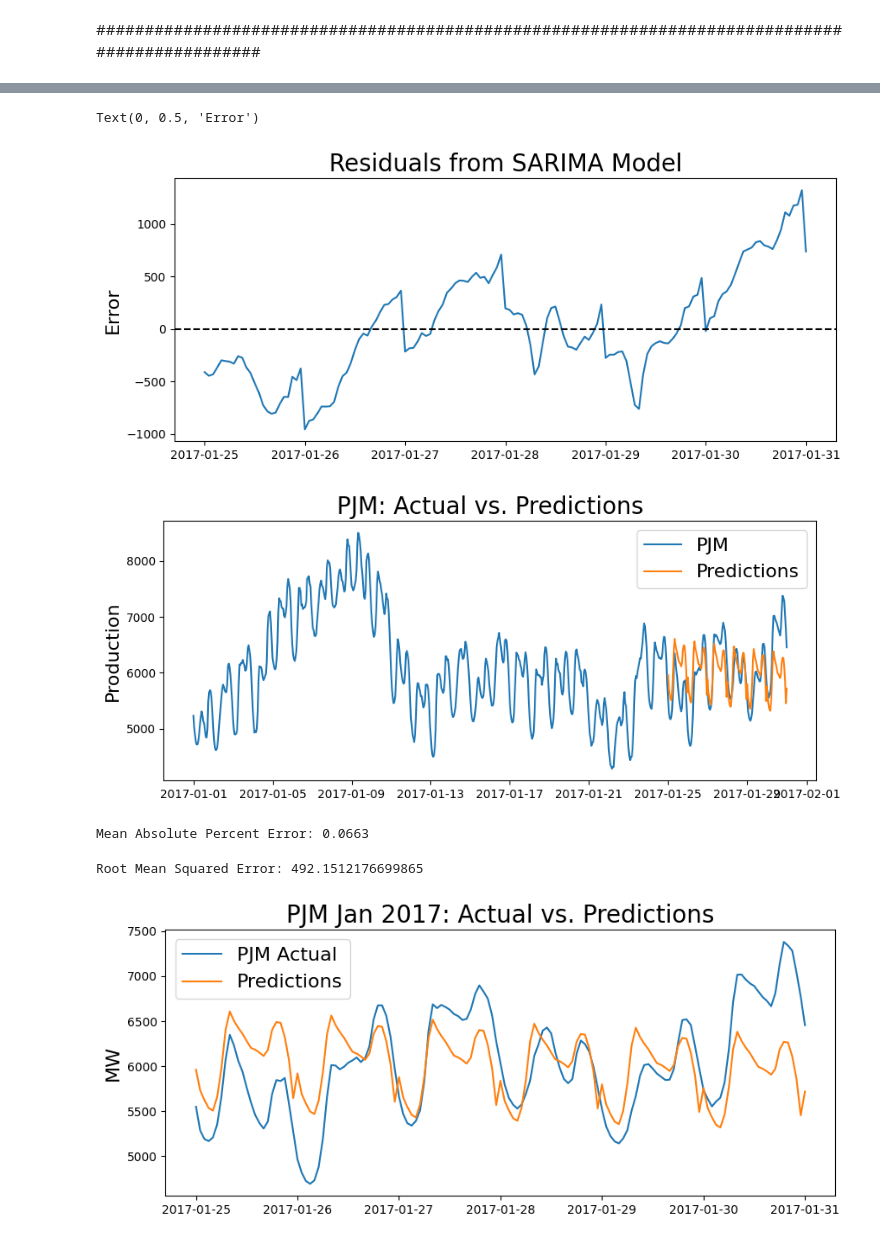
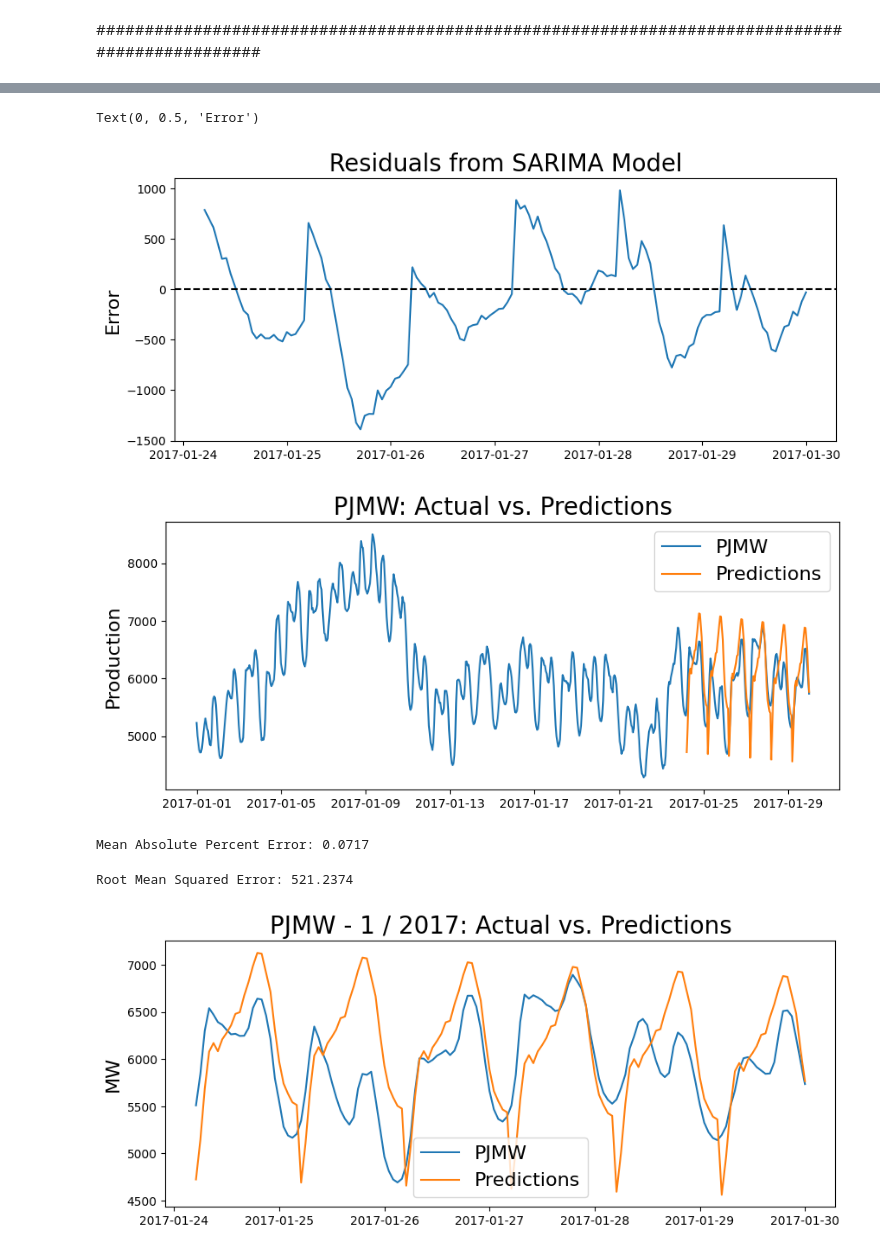
Before and after one commit to PriankaV/Energy-Consumption-Forecasting, a Jupyter notebook: SARIMA.ipynb, the cells around one changed output, grey strips where cells are left out. Cells and saved outputs as stored; diff of their text form; code cells hidden in the pictures.

```diff
--- a/SARIMA.ipynb
+++ b/SARIMA.ipynb
@@ -273,9 +273,8 @@ Get Training Data
 # %%
 # Train-test split: seems to be good for short-term only
 
-df = df_PJM_2017_jan.copy(deep=True)
-#df = df_PJM_2017.copy(deep=True)
-mw_col = "PJMW_MW"
+df = df_month.copy(deep=True)
+mw_col = utility + "_MW"
 df = df.asfreq(pd.infer_freq(df.index))
 
 # Train-test split: 80% for training, 20% for testing
@@ -340,43 +344,43 @@ plt.title('Residuals from SARIMA Model', fontsize=20)
 plt.ylabel('Error', fontsize=16)
 # %% [output]
 Text(0, 0.5, 'Error')
-[figure, old version]
+[figure, new version]
 # %%
 plt.figure(figsize=(10,4))
 
 plt.plot(df)
 plt.plot(predictions)
 
-plt.legend(('PJM', 'Predictions'), fontsize=16)
+plt.legend((utility, 'Predictions'), fontsize=16)
 
-plt.title('PJM: Actual vs. Predictions', fontsize=20)
+plt.title(utility + ': Actual vs. Predictions', fontsize=20)
 plt.ylabel('Production', fontsize=16)
-for year in range(start_date.year,end_date.year):
-    plt.axvline(pd.to_datetime(str(year)+'-01-01'), color='k', linestyle='--', alpha=0.2)
+for plot_year in range(start_date.year,end_date.year):
+    plt.axvline(pd.to_datetime(str(plot_year)+'-01-01'), color='k', linestyle='--', alpha=0.2)
 # %% [output]
-[figure, old version]
+[figure, new version]
 # %%
 print('Mean Absolute Percent Error:', round(np.mean(abs(residuals/test_data)),4))
 # %% [output]
-Mean Absolute Percent Error: 0.0663
+Mean Absolute Percent Error: 0.0717
 # %%
-print('Root Mean Squared Error:', np.sqrt(np.mean(residuals**2)))
+print('Root Mean Squared Error:', round(np.sqrt(np.mean(residuals**2)), 4))
 # %% [output]
-Root Mean Squared Error: 492.1512176699865
+Root Mean Squared Error: 521.2374
 # %%
 plt.figure(figsize=(10,4))
 
 plt.plot(test_data)
 plt.plot(predictions)
 
-plt.legend(('PJM Actual', 'Predictions'), fontsize=16)
+plt.legend((utility, 'Predictions'), fontsize=16)
 
-plt.title('PJM Jan 2017: Actual vs. Predictions', fontsize=20)
+plt.title(utility + ' - ' + str(month) + ' / ' + str(year) + ": Actual vs. Predictions", fontsize=20)
 plt.ylabel('MW', fontsize=16)
 for year in range(start_date.year,end_date.year):
     plt.axvline(pd.to_datetime(str(year)+'-01-01'), color='k', linestyle='--', alpha=0.2)
 # %% [output]
-[figure, old version]
+[figure, new version]
 # %%
 fig, axs = plt.subplots(1, 2, figsize=(10, 5))
 
```
Also changed, not shown: parts of 9 cells of this notebook.
